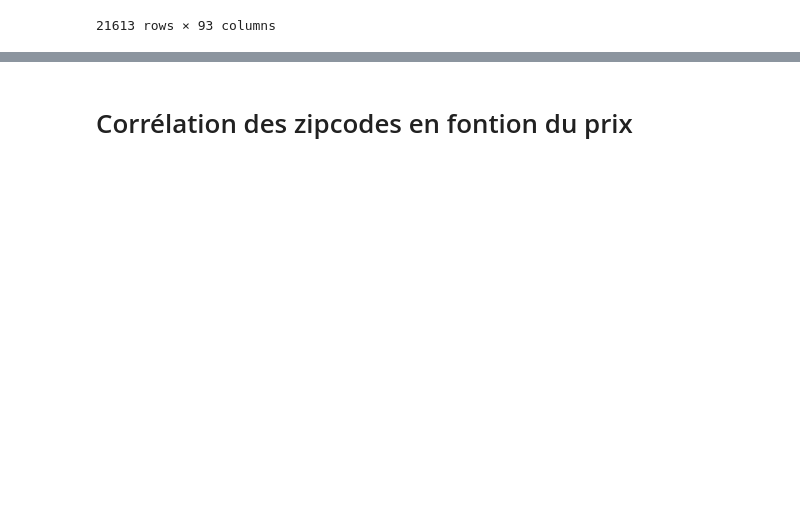
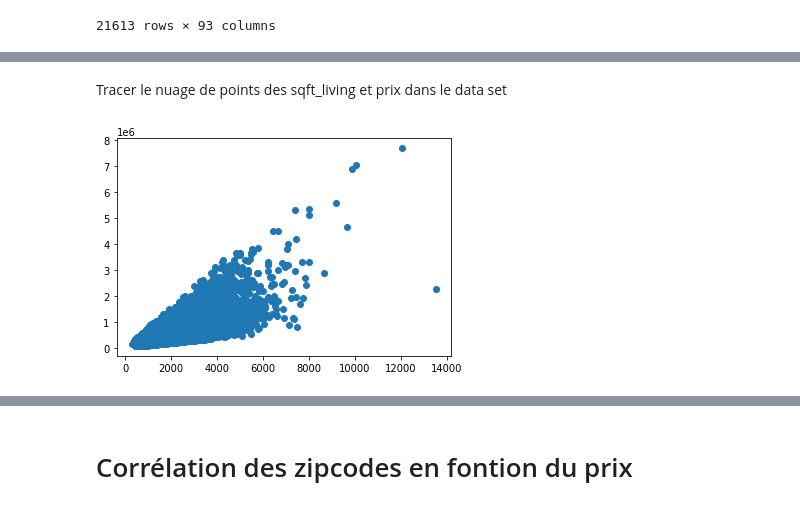
Before and after one commit to NinaNusb/Prediction_prix_maisons, a Jupyter notebook: data_cleaning_analysis.ipynb, the cells around one changed output, grey strips where cells are left out. Cells and saved outputs as stored; diff of their text form; code cells hidden in the pictures; blank space fills up the shorter version.

```diff
--- a/data_cleaning_analysis.ipynb
+++ b/data_cleaning_analysis.ipynb
@@ -181,0 +282,7 @@ df_house_zipcode
+# %% [markdown]
+Tracer le nuage de points des sqft_living et prix dans le data set
+# %%
+plt.scatter(df_house.sqft_living, df_house.price)
+plt.show()
+# %% [output]
+[figure, added]
```
Also changed, not shown: parts of 57 cells of this notebook, 2 other files.
